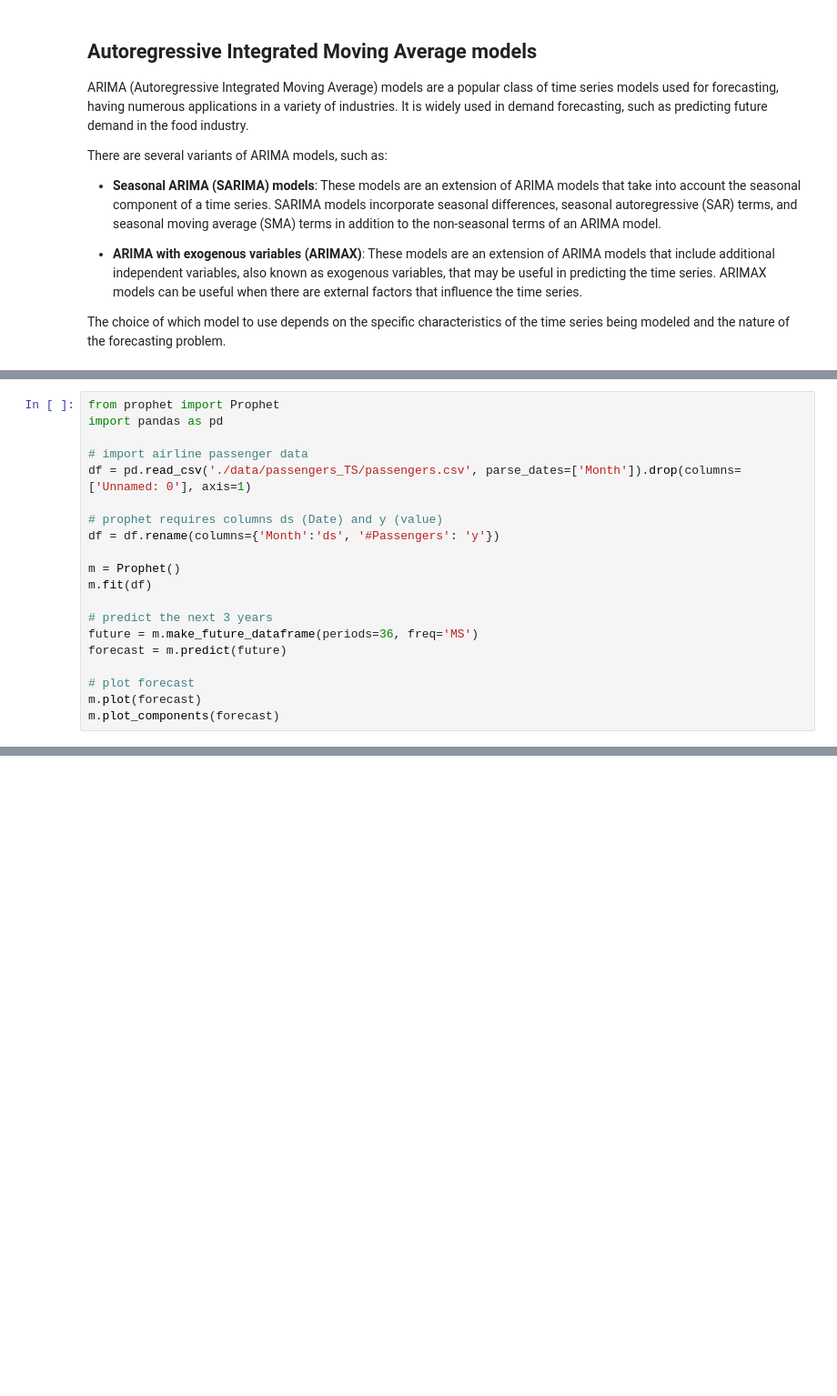
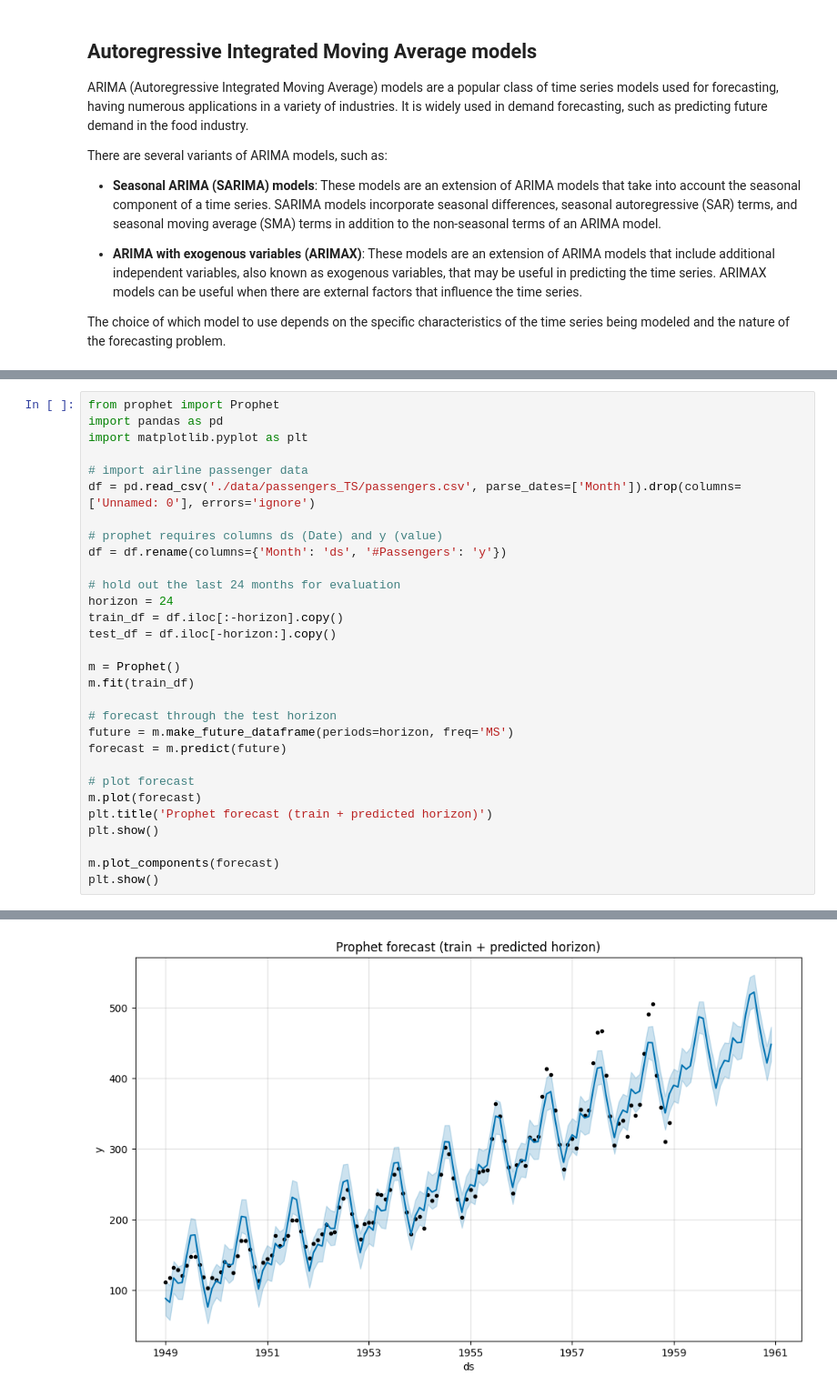
Before and after one commit to pedrojscardoso/MEEC_ISE_UALG_Introduction_to_data_science, a Jupyter notebook: 3-data-analysis/07_regression_in_TS.ipynb, the cells around one changed output, grey strips where cells are left out. Shown at 91% size. Drawn from its saved outputs; the diff is of its cells as text; blank space fills up the shorter version.

```diff
--- a/3-data-analysis/07_regression_in_TS.ipynb
+++ b/3-data-analysis/07_regression_in_TS.ipynb
@@ -733,20 +1069,31 @@ Let us see how to use Prophet for time series forecasting in Python.
 # %%
 from prophet import Prophet
 import pandas as pd
+import matplotlib.pyplot as plt
 
 # import airline passenger data
-df = pd.read_csv('./data/passengers_TS/passengers.csv', parse_dates=['Month']).drop(columns=['Unnamed: 0'], axis=1)
+df = pd.read_csv('./data/passengers_TS/passengers.csv', parse_dates=['Month']).drop(columns=['Unnamed: 0'], errors='ignore')
 
 # prophet requires columns ds (Date) and y (value)
-df = df.rename(columns={'Month':'ds', '#Passengers': 'y'})
+df = df.rename(columns={'Month': 'ds', '#Passengers': 'y'})
+
+# hold out the last 24 months for evaluation
+horizon = 24
+train_df = df.iloc[:-horizon].copy()
+test_df = df.iloc[-horizon:].copy()
 
 m = Prophet()
-m.fit(df)
+m.fit(train_df)
 
-# predict the next 3 years
-future = m.make_future_dataframe(periods=36, freq='MS')
+# forecast through the test horizon
+future = m.make_future_dataframe(periods=horizon, freq='MS')
 forecast = m.predict(future)
 
 # plot forecast
 m.plot(forecast)
+plt.title('Prophet forecast (train + predicted horizon)')
+plt.show()
+
 m.plot_components(forecast)
+plt.show()
+# %% [output]
@@ -752,0 +1102 @@ m.plot_components(forecast)
+[figure, added]
```
Also changed, not shown: parts of 86 cells of this notebook, 2 other files.
